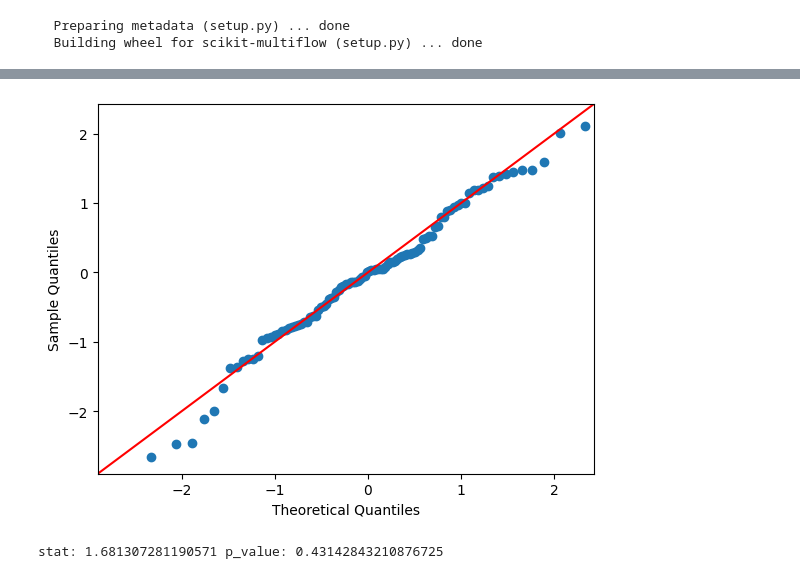
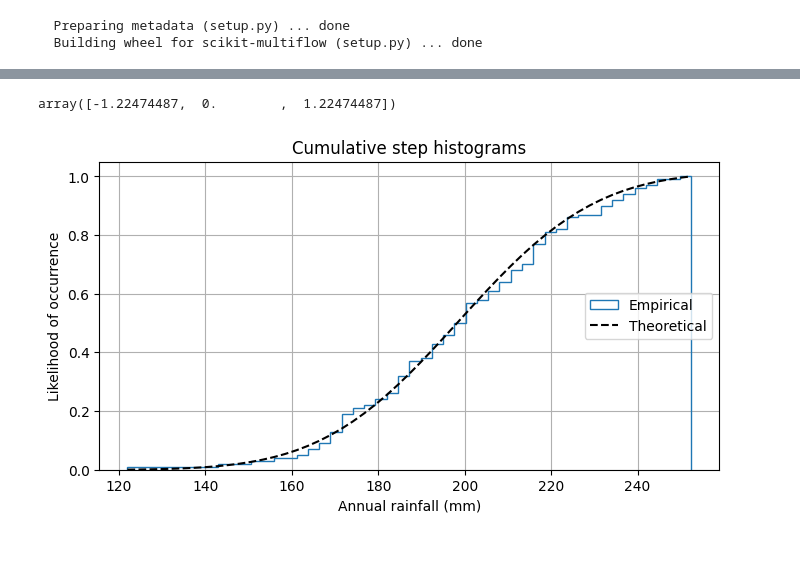
Before and after one commit to MISJasonChuang/EDD_ELM, a Jupyter notebook: ELM_randomness.ipynb, the cells around one changed output, grey strips where cells are left out. Saved outputs shown, nothing was run; the diff lists cells and outputs as text; code cells hidden in the pictures; blank space fills up the shorter version.

Commit message:
[feat] plot CDF

```diff
--- a/ELM_randomness.ipynb
+++ b/ELM_randomness.ipynb
@@ -1515,23 +1542,49 @@ Random state = 1392057043, Residual AVG = -1.670042973769681, Residual STD = 19.
 -------------threshold 2---------------
 <Figure size 640x480 with 0 Axes>
 ... (188 outputs left out)
-# %%
-import numpy as np
-import statsmodels.api as sm
-import pylab as py
-
-# np.random generates different random numbers
-# whenever the code is executed
-# Note: When you execute the same code
-# the graph look different than shown below.
-
-# Random data points generated
-data_points = np.random.normal(0, 1, 100)
-sm.qqplot(data_points, line ='45')
-py.show()
-
-test_result = stats.normaltest(data_points)
-print(f"stat: {test_result.statistic} p_value: {test_result.pvalue}")
-# %% [output]
-[figure, removed]
-stat: 1.681307281190571 p_value: 0.43142843210876725
+# %%
+# add z score function
+import numpy as np
+a = np.array([ 1,2,3])
+stats.zscore(a)
+# %% [output]
+array([-1.22474487,  0.        ,  1.22474487])
+# %%
+import numpy as np
+import matplotlib.pyplot as plt
+
+np.random.seed(19680801)
+
+mu = 200
+sigma = 25
+n_bins = 50
+x = np.random.normal(mu, sigma, size=100)
+
+fig, ax = plt.subplots(figsize=(8, 4))
+
+# plot the cumulative histogram
+n, bins, patches = ax.hist(x, n_bins, density=True, histtype='step',
+                           cumulative=True, label='Empirical')
+
+# Add a line showing the expected distribution.
+y = ((1 / (np.sqrt(2 * np.pi) * sigma)) *
+     np.exp(-0.5 * (1 / sigma * (bins - mu))**2))
+y = y.cumsum()
+y /= y[-1]
+
+ax.plot(bins, y, 'k--', linewidth=1.5, label='Theoretical')
+
+# Overlay a reversed cumulative histogram.
+# ax.hist(x, bins=bins, density=True, histtype='step', cumulative=-1,
+#         label='Reversed emp.')
+
+# tidy up the figure
+ax.grid(True)
+ax.legend(loc='right')
+ax.set_title('Cumulative step histograms')
+ax.set_xlabel('Annual rainfall (mm)')
+ax.set_ylabel('Likelihood of occurrence')
+
+plt.show()
+# %% [output]
+[figure, added]
```
Also changed, not shown: parts of 3 cells of this notebook.
